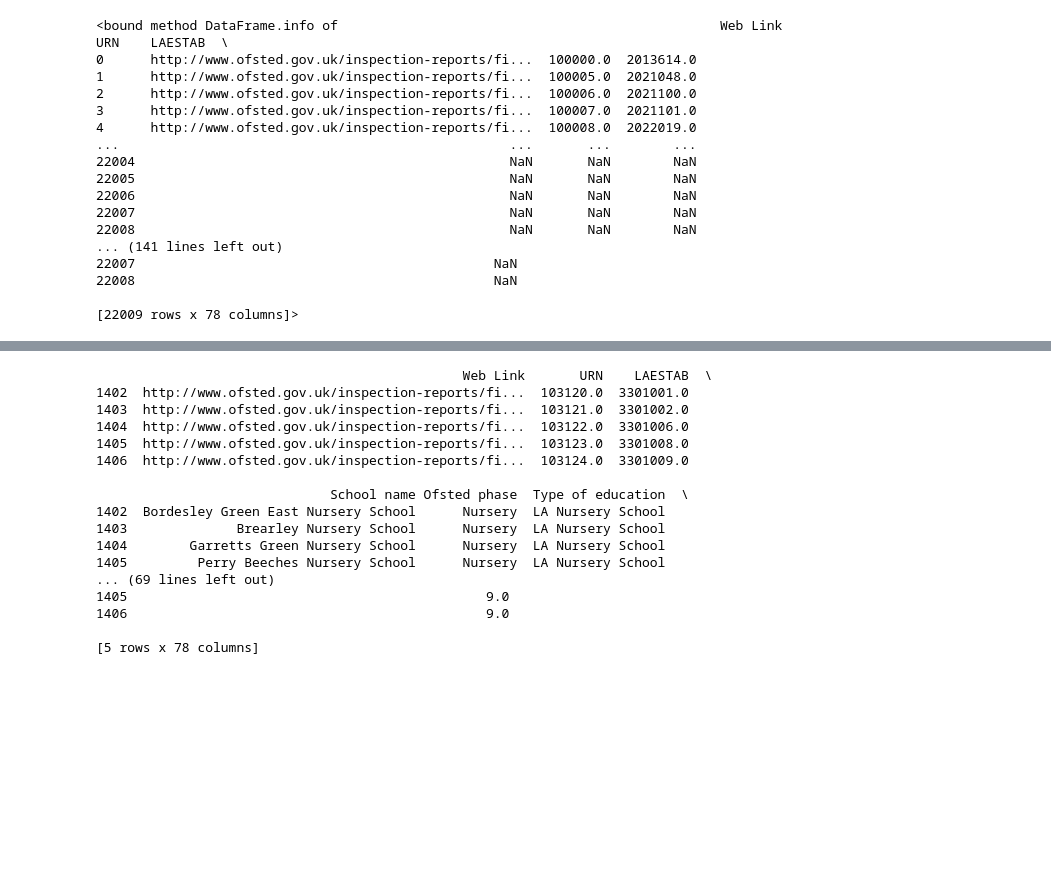
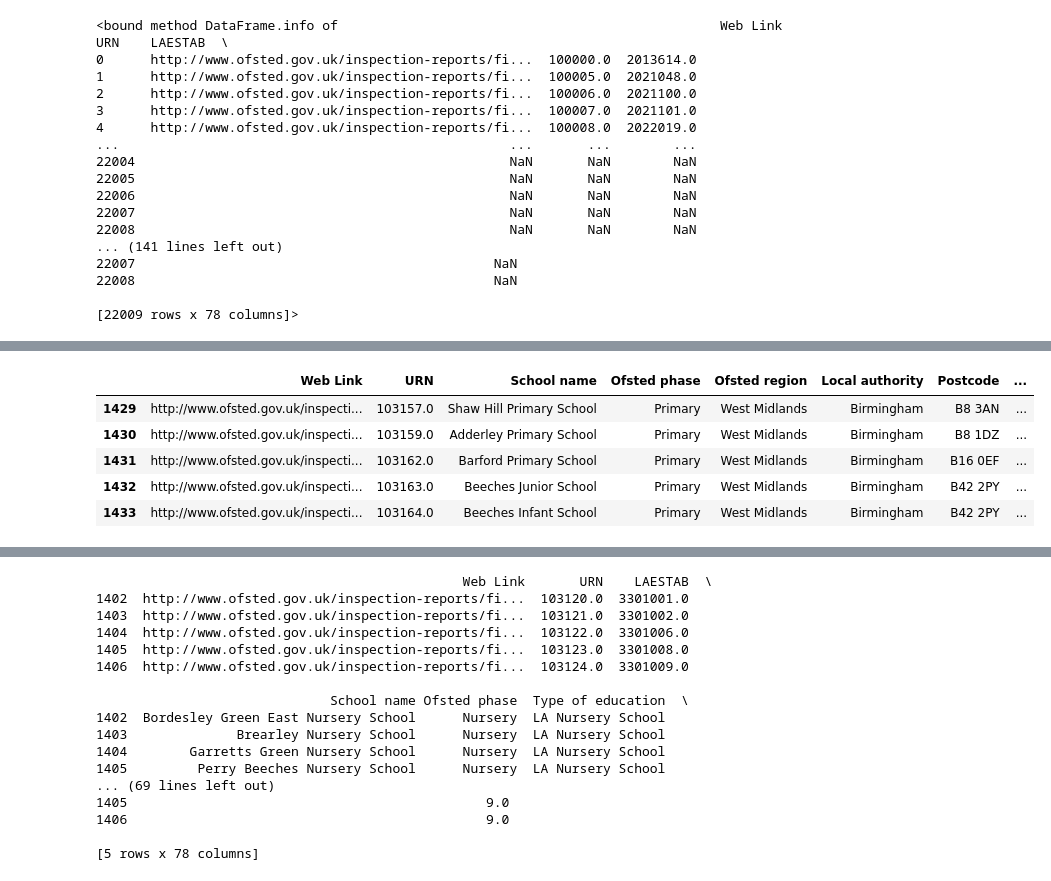
Before and after one commit to foomatia/Project_3, a Jupyter notebook: data_cleaning.ipynb, the cells around one changed output, grey strips where cells are left out. Cells and saved outputs as stored; diff of their text form; code cells hidden in the pictures; blank space fills up the shorter version.

```diff
--- a/Untitled.ipynb
+++ b/data_cleaning.ipynb
@@ -57,0 +144,15 @@ df.info
+# %%
+# Filter the data to only Primary or Seconday Phases
+filtered_df = reduced_df.loc[(reduced_df["Ofsted phase"] == "Primary") | (reduced_df["Ofsted phase"] == "Secondary")]
+
+# Filter the data to only West Midlands Region
+filtered_df = filtered_df.loc[reduced_df["Ofsted region"] == "West Midlands"]
+
+filtered_df.head()
+# %% [output]
+|  | Web Link | URN | School name | Ofsted phase | Ofsted region | Local authority | Postcode | ... |
+| 1429 | http://www.ofsted.gov.uk/inspecti... | 103157.0 | Shaw Hill Primary School | Primary | West Midlands | Birmingham | B8 3AN | ... |
+| 1430 | http://www.ofsted.gov.uk/inspecti... | 103159.0 | Adderley Primary School | Primary | West Midlands | Birmingham | B8 1DZ | ... |
+| 1431 | http://www.ofsted.gov.uk/inspecti... | 103162.0 | Barford Primary School | Primary | West Midlands | Birmingham | B16 0EF | ... |
+| 1432 | http://www.ofsted.gov.uk/inspecti... | 103163.0 | Beeches Junior School | Primary | West Midlands | Birmingham | B42 2PY | ... |
+| 1433 | http://www.ofsted.gov.uk/inspecti... | 103164.0 | Beeches Infant School | Primary | West Midlands | Birmingham | B42 2PY | ... |
```
Also changed, not shown: parts of 8 cells of this notebook.
